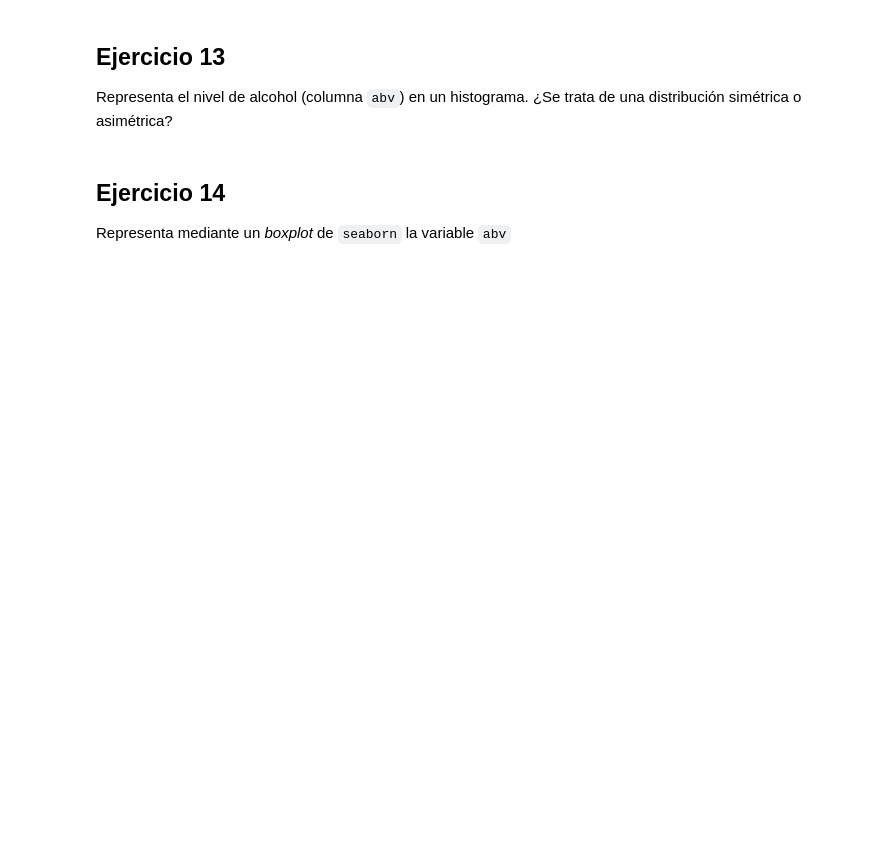
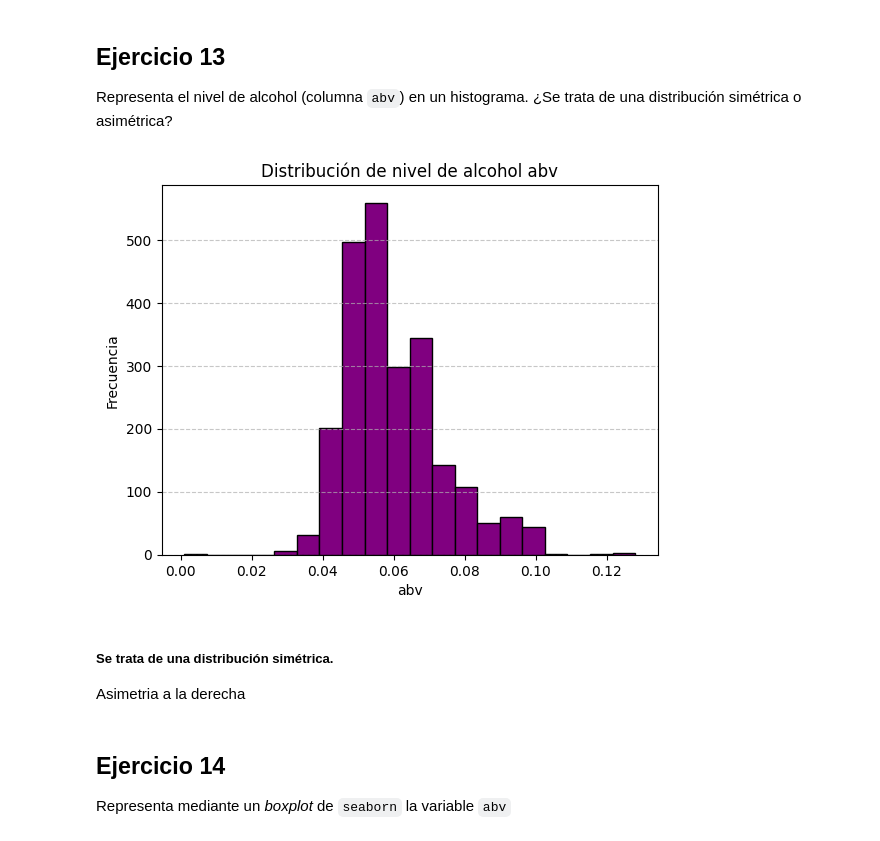
Before and after one commit to NaiSaratxaga/2503_dsft_thebridge_naiara, a Jupyter notebook: 2-Data_Analysis/2-Pandas/Practica/6-Beers/birras_repaso.ipynb, the cells around one changed output. Drawn from its saved outputs; the diff is of its cells as text; code cells hidden in the pictures; blank space fills up the shorter version.

```diff
--- a/2-Data_Analysis/2-Pandas/Practica/6-Beers/birras_repaso.ipynb
+++ b/2-Data_Analysis/2-Pandas/Practica/6-Beers/birras_repaso.ipynb
@@ -267,6 +393,22 @@ No queda muy claro cuánto de dispar, de dispersa, es la medida de IBU. Mediante
 # %% [markdown]
 ## Ejercicio 13
 Representa el nivel de alcohol (columna `abv`) en un histograma. ¿Se trata de una distribución simétrica o asimétrica?
+# %%
+plt.hist(beer["abv"], bins=20, color='purple', edgecolor='black')
+
+# Agregar título y etiquetas
+plt.title('Distribución de nivel de alcohol abv')
+plt.xlabel('abv')
+plt.ylabel('Frecuencia')
+plt.grid(axis="y", linestyle = "--", alpha=0.7)
+# Mostrar el gráfico
+plt.show()
+# %% [output]
+[figure, added]
+# %% [markdown]
+##### Se trata de una distribución simétrica.
+
+Asimetria a la derecha
 # %% [markdown]
 ## Ejercicio 14
 Representa mediante un *boxplot* de `seaborn` la variable `abv`
```
Also changed, not shown: parts of 10 cells of this notebook.
